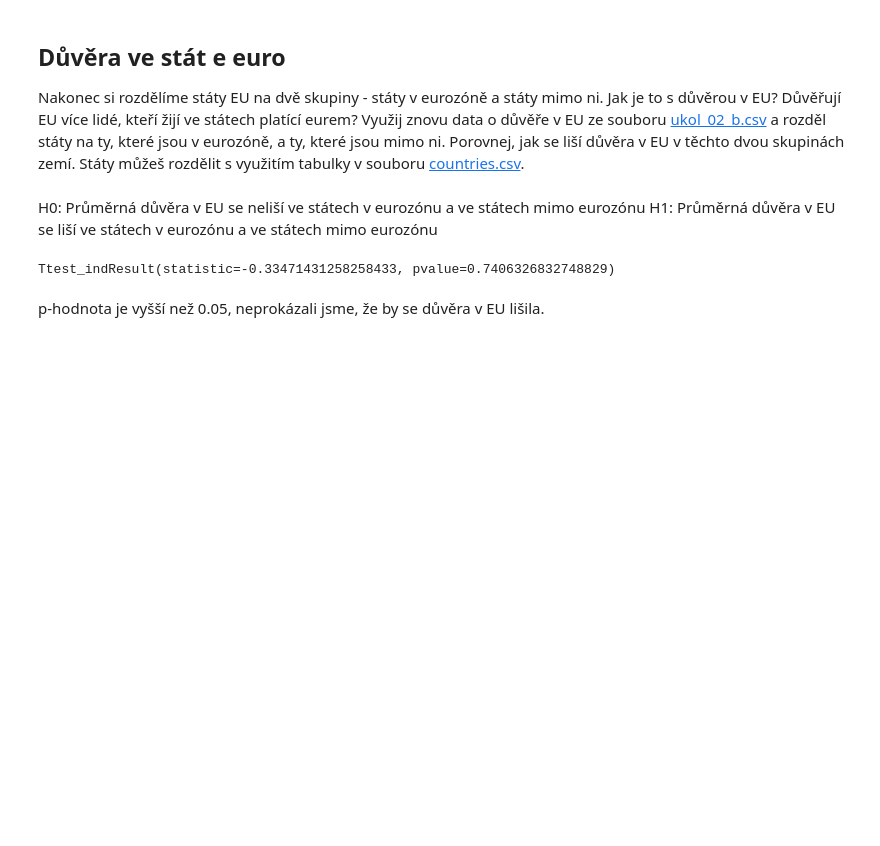
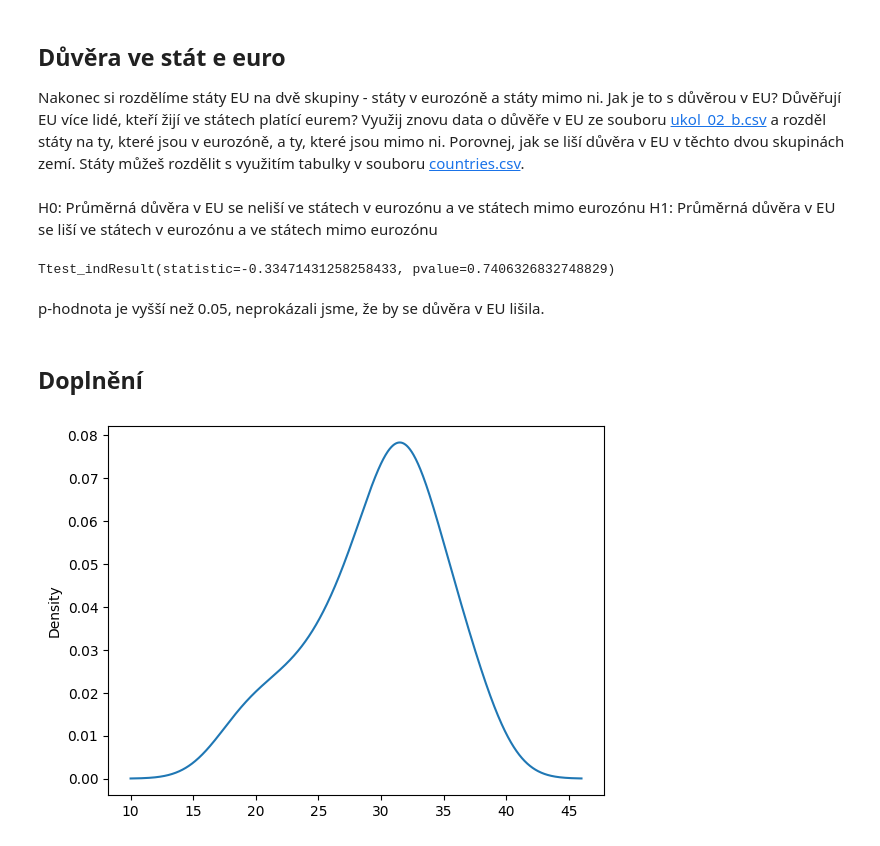
Before and after one commit to pesikj/PythonProDataScienceReseniUkolu, a Jupyter notebook: ukol_02/02.ipynb, the cells around one changed output. Saved outputs shown, nothing was run; the diff lists cells and outputs as text; code cells hidden in the pictures; blank space fills up the shorter version.

```diff
--- a/ukol_02/02.ipynb
+++ b/ukol_02/02.ipynb
@@ -107,3 +107,9 @@ stats.ttest_ind(data_b_euro["EU Trust"], data_b_not_euro["EU Trust"])
 Ttest_indResult(statistic=-0.33471431258258433, pvalue=0.7406326832748829)
 # %% [markdown]
 p-hodnota je vyšší než 0.05, neprokázali jsme, že by se důvěra v EU lišila.
+# %% [markdown]
+## Doplnění
+# %%
+res = data_a["98"].plot.kde()
+# %% [output]
+[figure, added]
```
Also changed, not shown: parts of 1 cell of this notebook, 1 other file.
